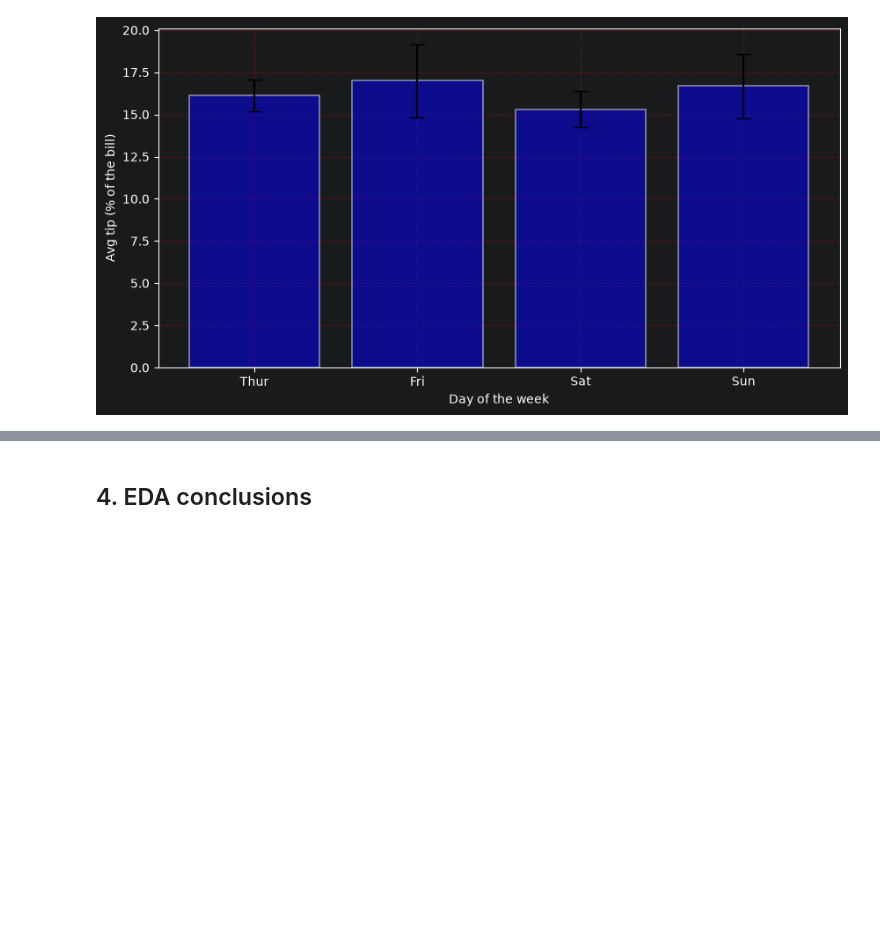
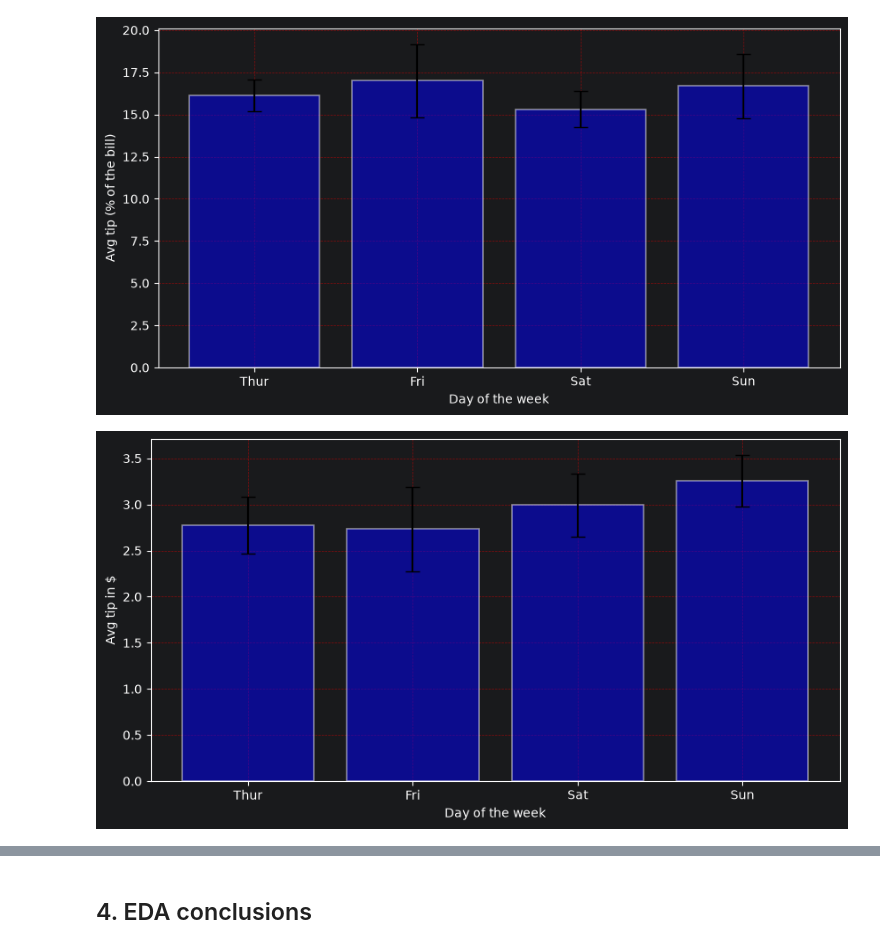
Before and after one commit to Paskoi/seaborn_eda_with_visualizations, a Jupyter notebook: datasets/tips/tips.ipynb, the cells around one changed output, grey strips where cells are left out. Cells and saved outputs as stored; diff of their text form; code cells hidden in the pictures; blank space fills up the shorter version.

```diff
--- a/datasets/tips/tips.ipynb
+++ b/datasets/tips/tips.ipynb
@@ -489,3 +603,26 @@ plt.ylabel("Avg tip (% of the bill)")
 plt.show()
 # %% [output]
 [figure]
+# %%
+stats = df_tips.groupby("day", observed=True)["tip"].agg(["mean", "std", "count"])
+ci95 = 1.96 * stats["std"] / np.sqrt(stats["count"])
+
+plt.figure(figsize=(10, 5))
+plt.bar(
+    stats.index.astype(str),
+    stats["mean"],
+    yerr=ci95,
+    capsize=6,
+    color="blue",
+    edgecolor="white",
+    linewidth=1.2,
+    zorder=2,
+    error_kw={"zorder": 4, "elinewidth": 1.5},
+    alpha=0.5,
+)
+plt.grid(True, linestyle="--", alpha=0.5, color="red", zorder=0)
+plt.xlabel("Day of the week")
+plt.ylabel("Avg tip in $")
+plt.show()
+# %% [output]
+[figure, added]
```
Also changed, not shown: parts of 13 cells of this notebook.
